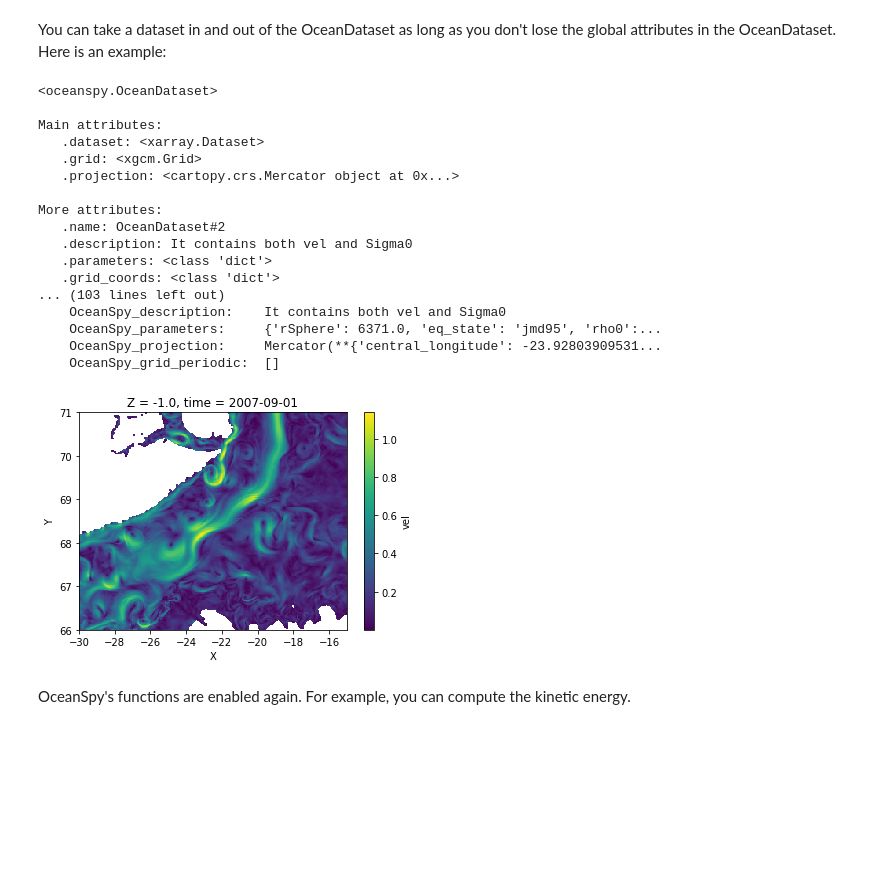
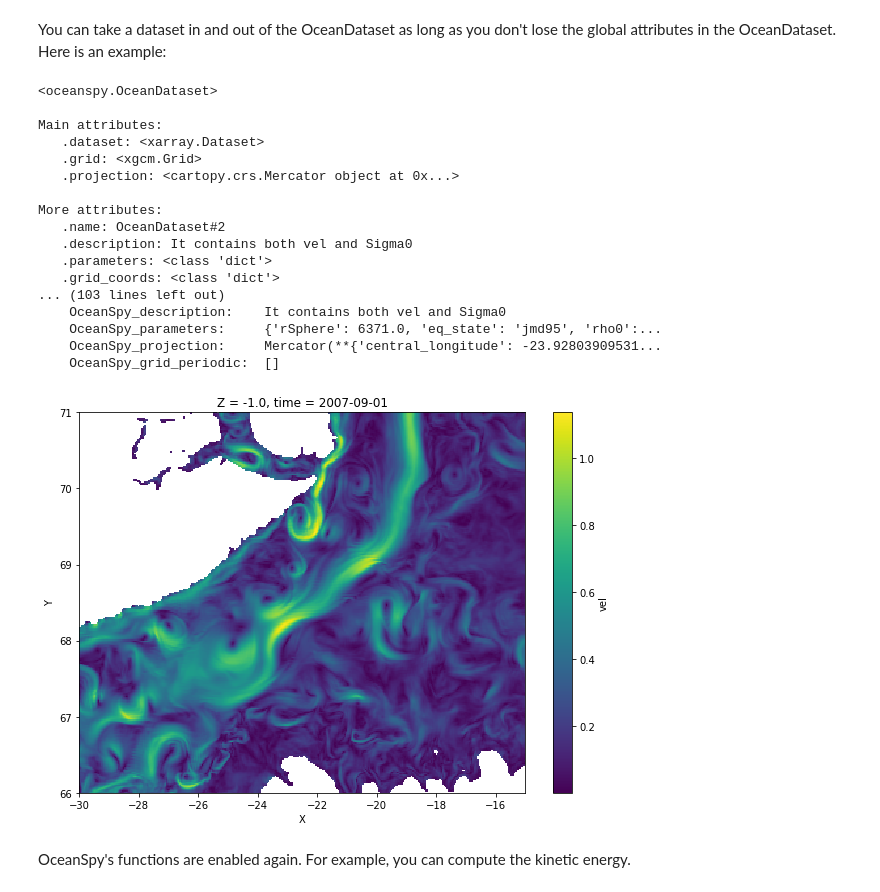
Before and after one commit to hainegroup/oceanspy, a Jupyter notebook: docs/Tutorial_OceanDataset.ipynb, the cells around one changed output. Drawn from its saved outputs; the diff is of its cells as text; code cells hidden in the pictures; blank space fills up the shorter version.

```diff
--- a/docs/Tutorial_OceanDataset.ipynb
+++ b/docs/Tutorial_OceanDataset.ipynb
@@ -182,34 +187,35 @@ grid = my_od_wS0.grid
 # Compute velocity magnitude (regridding first)
 U = grid.interp(ds['U'], 'X')
 V = grid.interp(ds['V'], 'Y')
 ds['vel'] = np.sqrt(U**2+V**2)
+fig, ax = plt.subplots(1,1, figsize=(10, 7))
 ds['vel'].plot()
 
 # Put it back it the OceanDataset
 new_od = ospy.OceanDataset(ds)
 new_od = new_od.set_name('OceanDataset#2', overwrite=True)
 new_od = new_od.set_description('It contains both vel and Sigma0', overwrite=True)
 print(new_od)
 print(new_od.dataset)
 # %% [output]
 <oceanspy.OceanDataset>
 
 Main attributes:
    .dataset: <xarray.Dataset>
    .grid: <xgcm.Grid>
    .projection: <cartopy.crs.Mercator object at 0x...>
 
 More attributes:
    .name: OceanDataset#2
    .description: It contains both vel and Sigma0
    .parameters: <class 'dict'>
    .grid_coords: <class 'dict'>
 ... (103 lines left out)
     OceanSpy_description:    It contains both vel and Sigma0
     OceanSpy_parameters:     {'rSphere': 6371.0, 'eq_state': 'jmd95', 'rho0':...
     OceanSpy_projection:     Mercator(**{'central_longitude': -23.92803909531...
     OceanSpy_grid_periodic:  []
-[figure, old version]
+[figure, new version]
 # %% [markdown]
 OceanSpy's functions are enabled again. For example, you can compute the kinetic energy.
 # %%
```
Also changed, not shown: parts of 9 cells of this notebook, 6 other files.
